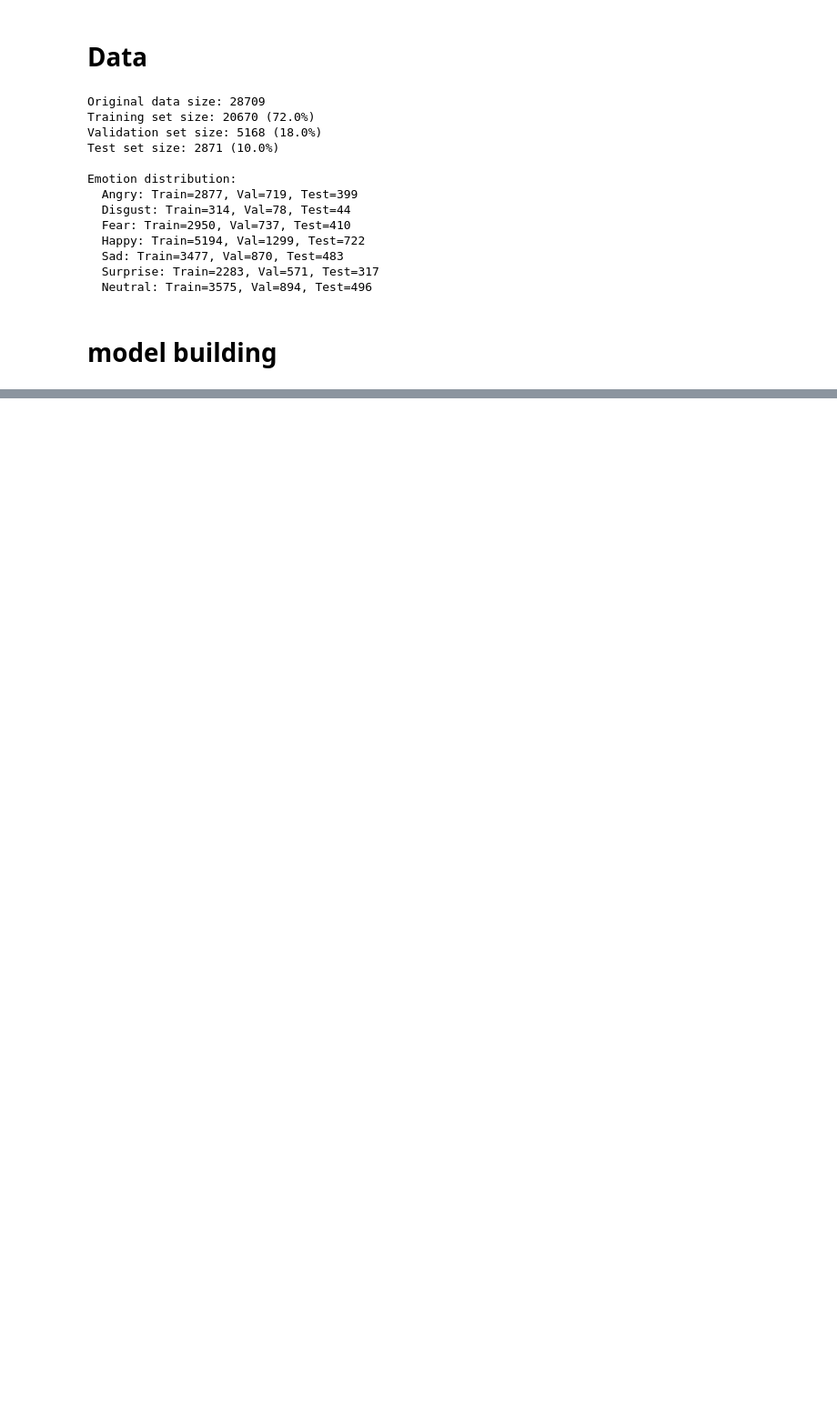
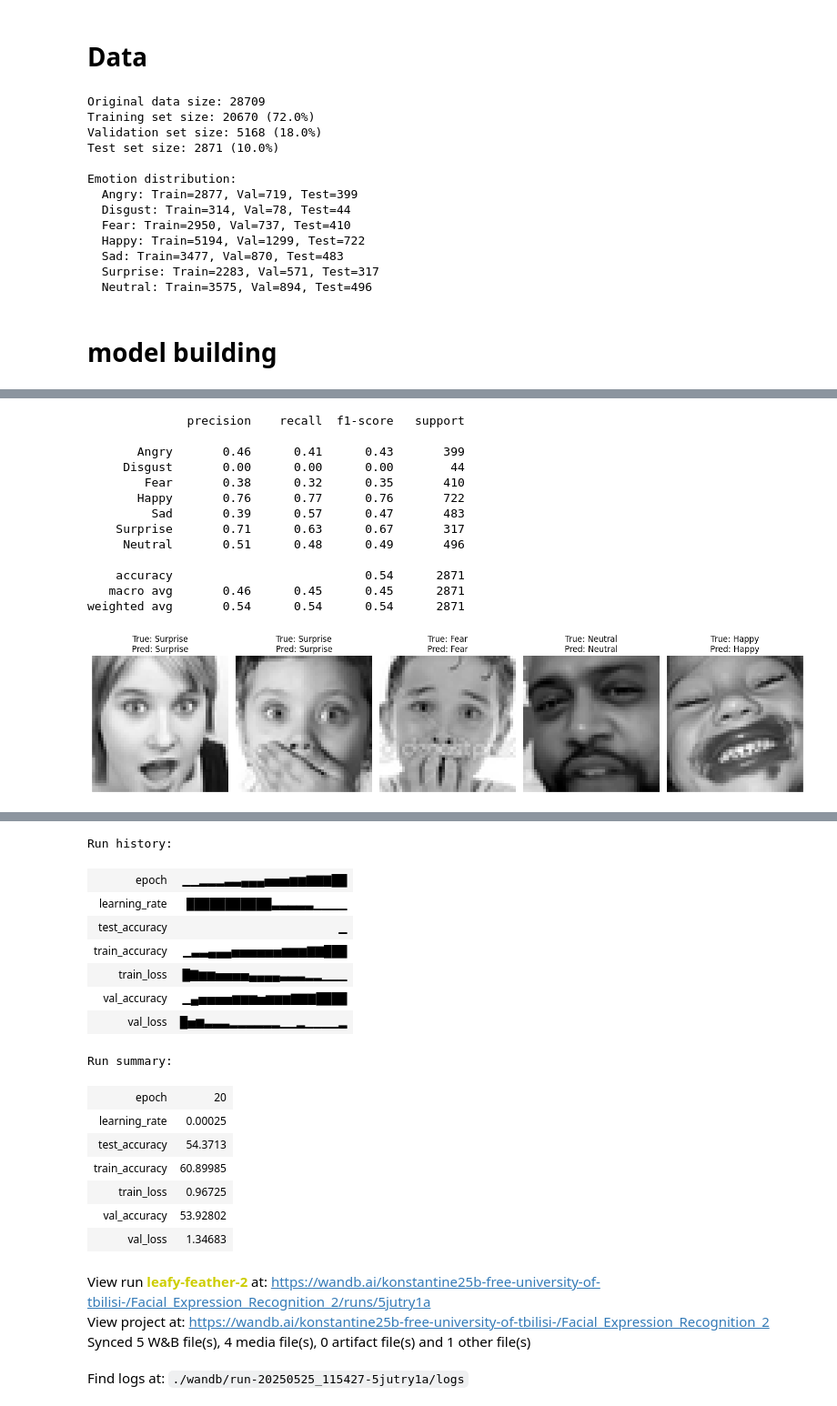
Before and after one commit to konstantine25b/Neural_Network_ML_Facial_Expression_Recognition_Challenge, a Jupyter notebook: Facial_Expression_recognition_2.ipynb, the cells around one changed output, grey strips where cells are left out. Shown at 91% size. Cells and saved outputs as stored; diff of their text form; code cells hidden in the pictures; blank space fills up the shorter version.

```diff
--- a/Facial_Expression_recognition_2.ipynb
+++ b/Facial_Expression_recognition_2.ipynb
@@ -145,0 +532,50 @@ Emotion distribution:
+# %%
+
+# Classification report
+report = classification_report(test_labels, test_preds,
+                               target_names=list(emotion_labels.values()))
+print(report)
+
+# Visualize sample predictions
+plt.figure(figsize=(15, 10))
+test_samples = 5
+for i in range(test_samples):
+    # Get random test image
+    idx = np.random.randint(0, len(test_dataset))
+    img, label = test_dataset[idx]
+
+    # Make prediction
+    img_tensor = img.unsqueeze(0).to(device)
+    with torch.no_grad():
+        output = model(img_tensor)
+        _, predicted = torch.max(output, 1)
+
+    # Display image with true and predicted labels
+    plt.subplot(1, test_samples, i+1)
+    plt.imshow(img.squeeze().cpu().numpy(), cmap='gray')
+    plt.title(f"True: {emotion_labels[label]}\nPred: {emotion_labels[predicted.item()]}")
+    plt.axis('off')
+
+plt.tight_layout()
+plt.savefig('sample_predictions.png')
+plt.show()
+
+wandb.log({"sample_predictions": wandb.Image('sample_predictions.png')})
+
+# Finish the wandb run
+wandb.finish()
+# %% [output]
+              precision    recall  f1-score   support
+
+       Angry       0.46      0.41      0.43       399
+     Disgust       0.00      0.00      0.00        44
+        Fear       0.38      0.32      0.35       410
+       Happy       0.76      0.77      0.76       722
+         Sad       0.39      0.57      0.47       483
+    Surprise       0.71      0.63      0.67       317
+     Neutral       0.51      0.48      0.49       496
+
+    accuracy                           0.54      2871
+   macro avg       0.46      0.45      0.45      2871
+weighted avg       0.54      0.54      0.54      2871
+[figure, added]
@@ -145,0 +583,20 @@ Emotion distribution:
+Run history:
+| epoch | ▁▁▂▂▂▃▃▄▄▄▅▅▅▆▆▇▇▇██ |
+| learning_rate | ███████████▃▃▃▃▃▁▁▁▁ |
+| test_accuracy | ▁ |
+| train_accuracy | ▁▃▃▄▄▄▅▅▅▅▅▅▆▆▆▇▇███ |
+| train_loss | █▇▆▆▅▅▅▅▄▄▄▄▃▃▃▂▂▁▁▁ |
+| val_accuracy | ▁▄▅▅▅▅▆▆▆▅▆▆▆▇▇▇████ |
+| val_loss | █▅▆▃▃▃▂▂▂▂▂▂▁▁▂▁▁▁▁▂ |
+Run summary:
+| epoch | 20 |
+| learning_rate | 0.00025 |
+| test_accuracy | 54.3713 |
+| train_accuracy | 60.89985 |
+| train_loss | 0.96725 |
+| val_accuracy | 53.92802 |
+| val_loss | 1.34683 |
+View run leafy-feather-2 at: https://wandb.ai/konstantine25b-free-university-of-tbilisi-/Facial_Expression_Recognition_2/runs/5jutry1a
+View project at: https://wandb.ai/konstantine25b-free-university-of-tbilisi-/Facial_Expression_Recognition_2
+Synced 5 W&B file(s), 4 media file(s), 0 artifact file(s) and 1 other file(s)
+Find logs at: ./wandb/run-20250525_115427-5jutry1a/logs
```
Also changed, not shown: parts of 23 cells of this notebook.
